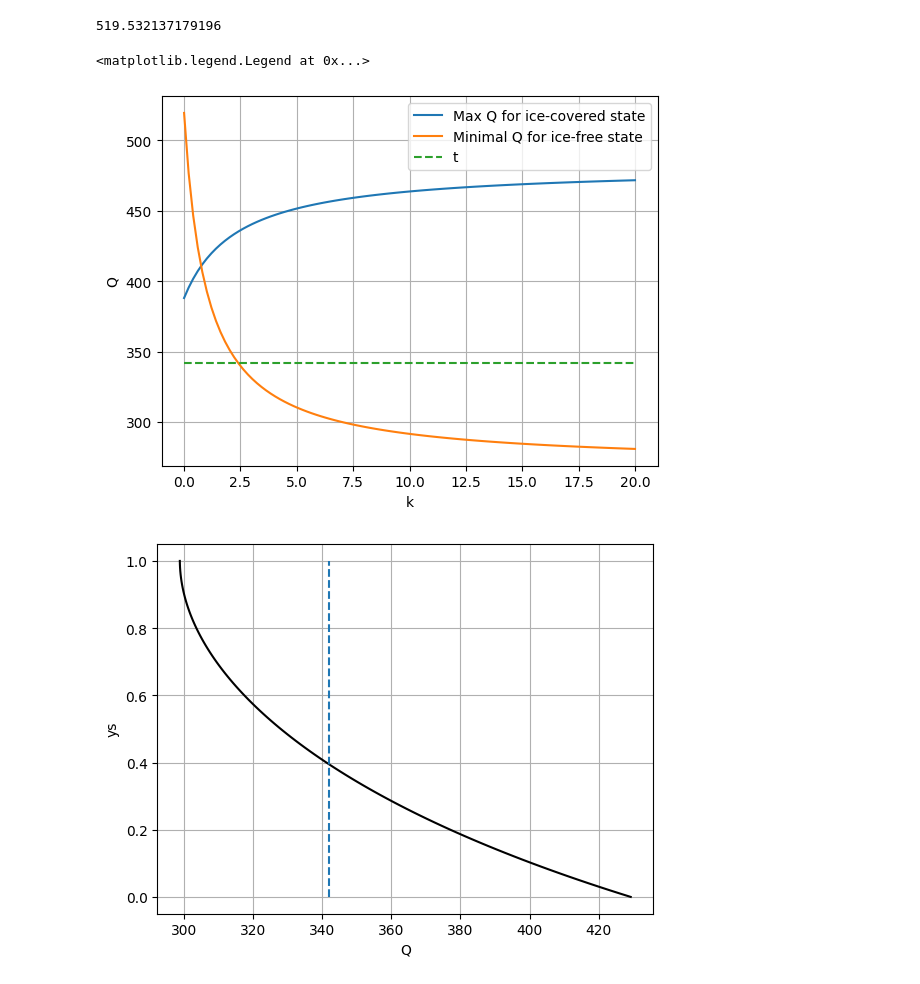
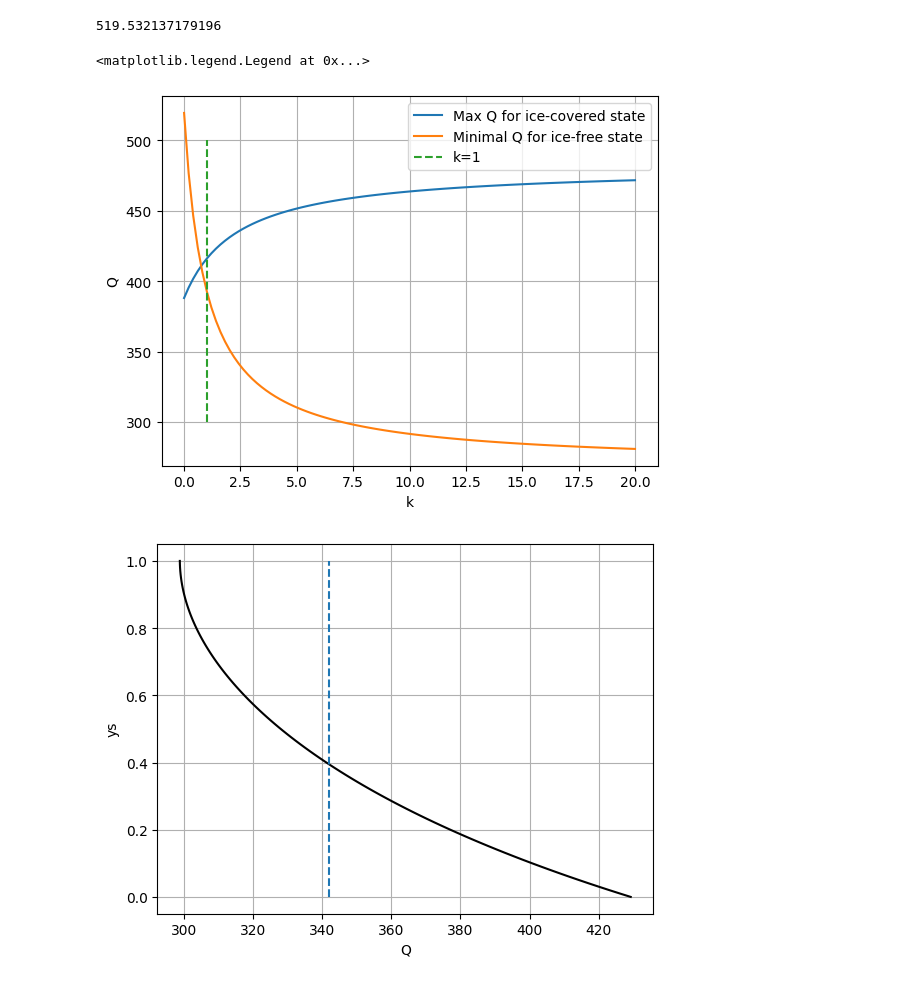
Before and after one commit to video-omnia/Planet-Earth-CW, a Jupyter notebook: Investigation 1.ipynb, the cells around one changed output. Saved outputs shown, nothing was run; the diff lists cells and outputs as text; code cells hidden in the pictures.

```diff
--- a/Investigation 1.ipynb
+++ b/Investigation 1.ipynb
@@ -74,14 +74,14 @@ kQminArray = Qmin(202,1.9,-10,kArray)
 # %%
 plt.plot(kArray, kQmaxArray,label='Max Q for ice-covered state')
 plt.plot(kArray, kQminArray,label='Minimal Q for ice-free state')
-plt.plot([0, 20],[342, 342],"--",label='t')
+plt.plot([1,1],[300,500],"--",label='k=1')
 plt.xlabel('k')
 plt.ylabel('Q')
 plt.grid(1)
 plt.legend()
 # %% [output]
 <matplotlib.legend.Legend at 0x...>
-[figure, old version]
+[figure, new version]
 # %%
 import numpy as np
 import matplotlib.pyplot as plt
```
